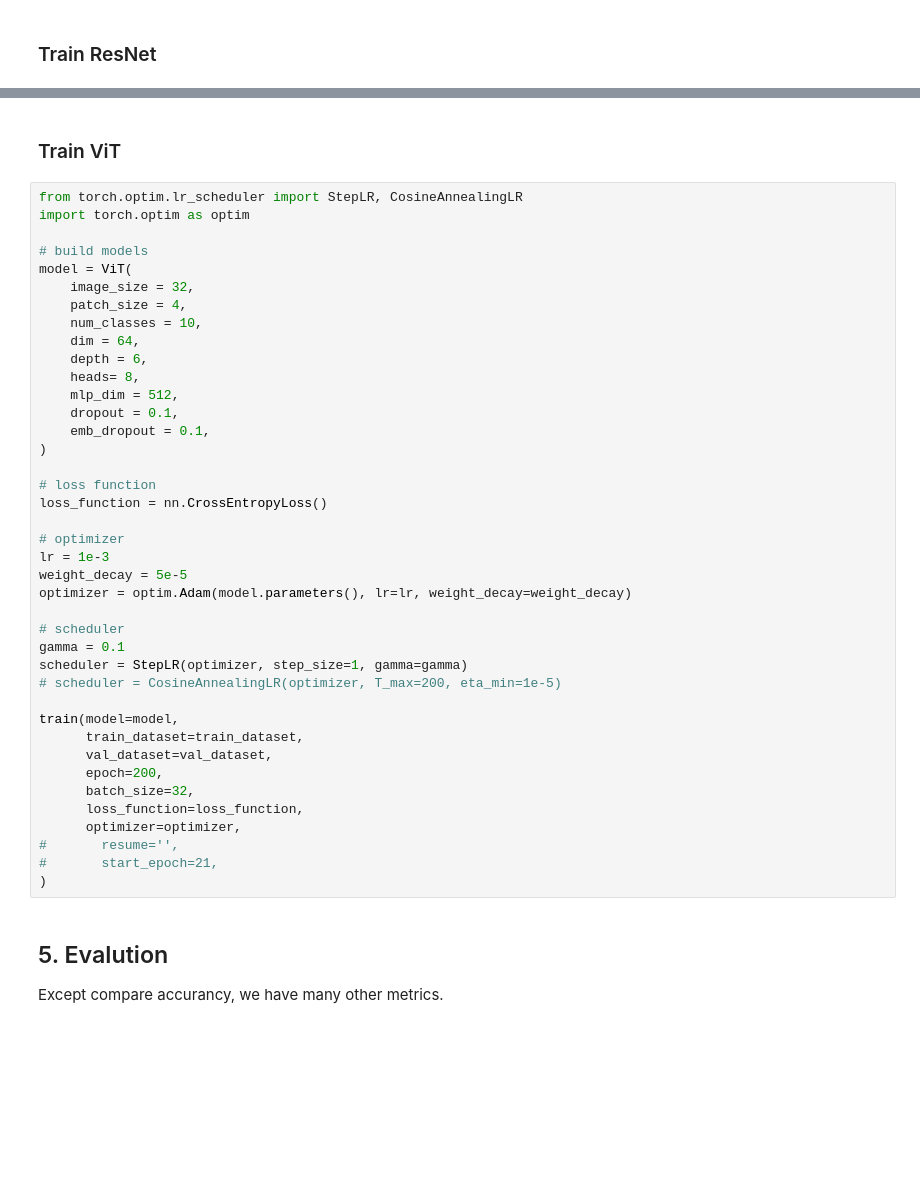
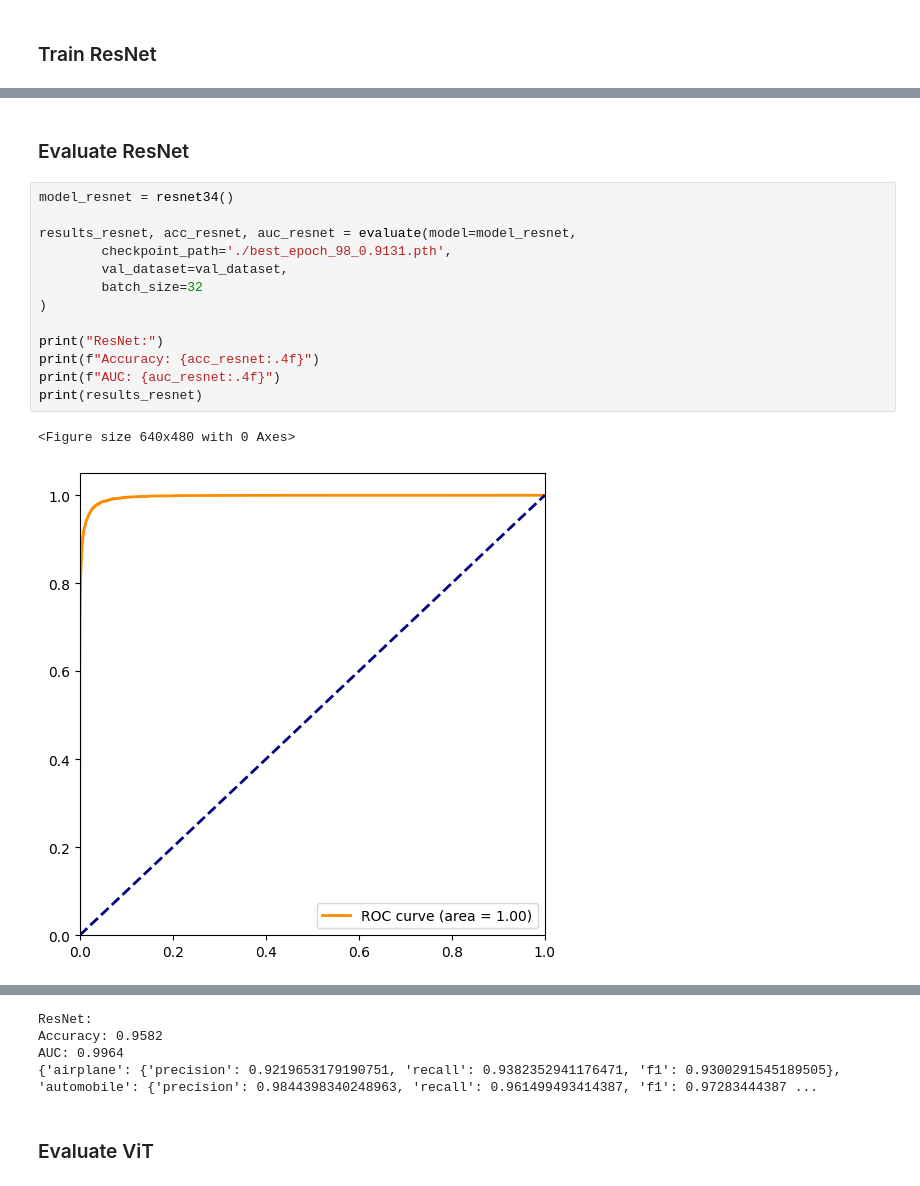
Before and after one commit to Z-Fran/NZMSA-Phase2-2024, a Jupyter notebook: 3_Deep_Learning/part3-submission.ipynb, the cells around one changed output, grey strips where cells are left out. Drawn from its saved outputs; the diff is of its cells as text; blank space fills up the shorter version.

Commit message:
add checkpoints

```diff
--- a/3_Deep_Learning/part3-submission.ipynb
+++ b/3_Deep_Learning/part3-submission.ipynb
@@ -611,0 +844,18 @@ train(model=model,
+# %% [markdown]
+### Evaluate ResNet
+# %%
+model_resnet = resnet34()
+
+results_resnet, acc_resnet, auc_resnet = evaluate(model=model_resnet,
+        checkpoint_path='./best_epoch_98_0.9131.pth',
+        val_dataset=val_dataset,
+        batch_size=32
+)
+
+print("ResNet:")
+print(f"Accuracy: {acc_resnet:.4f}")
+print(f"AUC: {auc_resnet:.4f}")
+print(results_resnet)
+# %% [output]
+<Figure size 640x480 with 0 Axes>
+[figure, added]
@@ -612,46 +863,6 @@ train(model=model,
+ResNet:
+Accuracy: 0.9582
+AUC: 0.9964
+{'airplane': {'precision': 0.9219653179190751, 'recall': 0.9382352941176471, 'f1': 0.9300291545189505}, 'automobile': {'precision': 0.9844398340248963, 'recall': 0.961499493414387, 'f1': 0.97283444387 ...
 # %% [markdown]
-### Train ViT
+### Evaluate ViT
-# %%
-from torch.optim.lr_scheduler import StepLR, CosineAnnealingLR
-import torch.optim as optim
-
-# build models
-model = ViT(
-    image_size = 32,
-    patch_size = 4,
-    num_classes = 10,
-    dim = 64,
-    depth = 6,
-    heads= 8,
-    mlp_dim = 512,
-    dropout = 0.1,
-    emb_dropout = 0.1,
-)
-
-# loss function
-loss_function = nn.CrossEntropyLoss()
-
-# optimizer
-lr = 1e-3
-weight_decay = 5e-5
-optimizer = optim.Adam(model.parameters(), lr=lr, weight_decay=weight_decay)
-
-# scheduler
-gamma = 0.1
-scheduler = StepLR(optimizer, step_size=1, gamma=gamma)
-# scheduler = CosineAnnealingLR(optimizer, T_max=200, eta_min=1e-5)
-
-train(model=model,
-      train_dataset=train_dataset,
-      val_dataset=val_dataset,
-      epoch=200,
-      batch_size=32,
-      loss_function=loss_function,
-      optimizer=optimizer,
-#       resume='',
-#       start_epoch=21,
-)
-# %% [markdown]
-## 5. Evalution
-
-Except compare accurancy, we have many other metrics.
```
Also changed, not shown: parts of 17 cells of this notebook, 3 other files.
